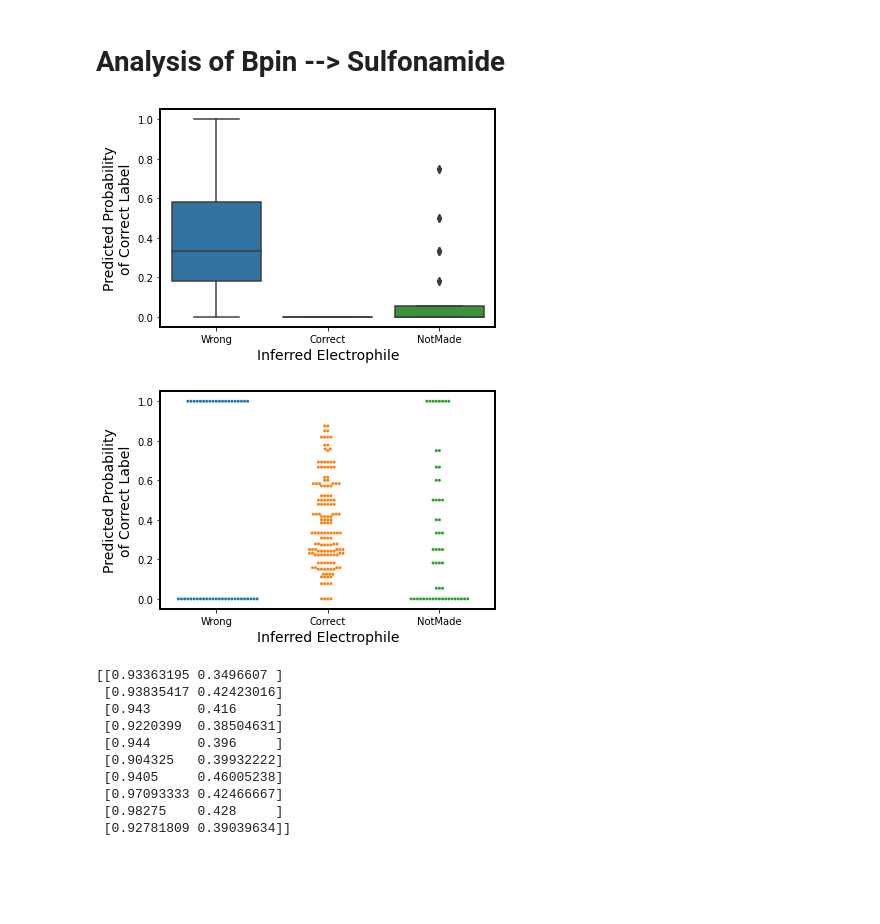
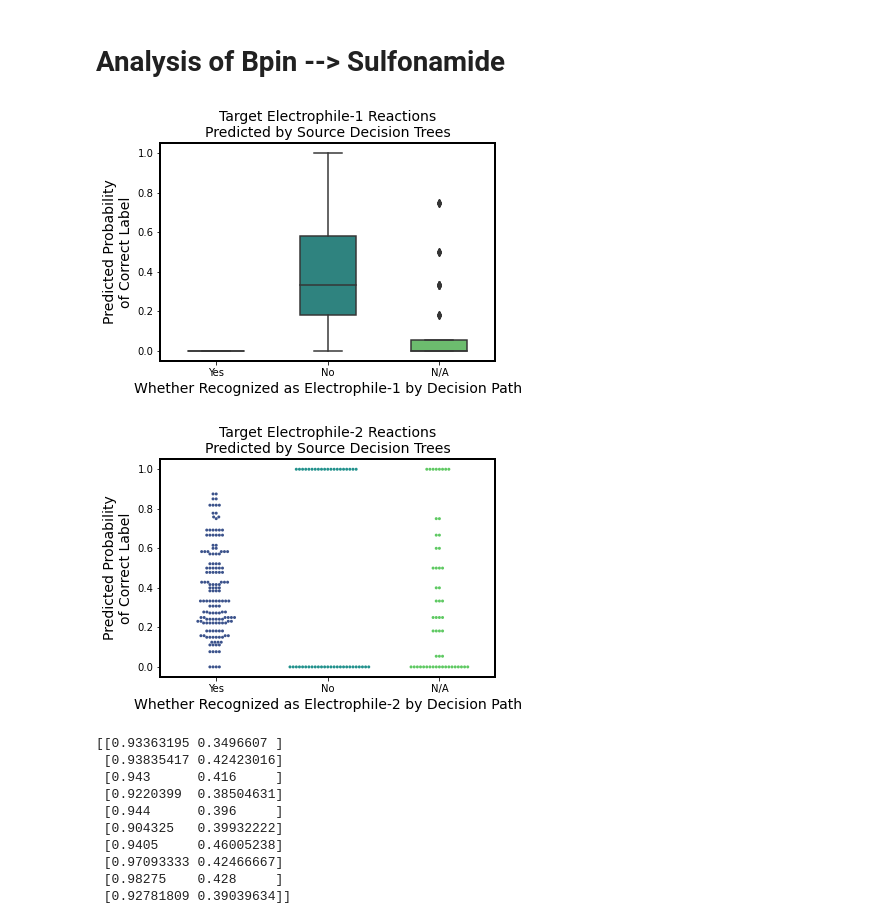
Before and after one commit to ZimmermanGroup/ActiveTransfer, a Jupyter notebook: transfer_between_common_rxn_conditions.ipynb, the cells around one changed output. Cells and saved outputs as stored; diff of their text form; code cells hidden in the pictures; blank space fills up the shorter version.

Commit message:
Mostly figure edits

```diff
--- a/transfer_between_common_rxn_conditions.ipynb
+++ b/transfer_between_common_rxn_conditions.ipynb
@@ -424,37 +424,39 @@ for j, clf in enumerate(rep_bpin_model.estimators_):
 # %%
 proba_from_wrong_elec = elec_inference_and_pred_proba[:40,:,0][elec_inference_and_pred_proba[:40,:,1]==-1]
 proba_from_correct_elec = elec_inference_and_pred_proba[:40,:,0][elec_inference_and_pred_proba[:40,:,1]==1]
 proba_from_neutral_elec = elec_inference_and_pred_proba[:40,:,0][elec_inference_and_pred_proba[:40,:,1]==0]
 elec1_sulfon_rxn_dict_to_plot = {
-    "Proba":np.concatenate((proba_from_wrong_elec, proba_from_correct_elec, proba_from_neutral_elec)),
-    "Elec Inferrence":["Wrong"]*len(proba_from_wrong_elec)+["Correct"]*len(proba_from_correct_elec)+["NotMade"]*len(proba_from_neutral_elec)
+    "Proba":np.concatenate((proba_from_correct_elec, proba_from_wrong_elec, proba_from_neutral_elec)),
+    "Elec Inferrence":["Yes"]*len(proba_from_correct_elec)+["No"]*len(proba_from_wrong_elec)+["N/A"]*len(proba_from_neutral_elec)
 }
 
 fig, ax = plt.subplots()
-sns.boxplot(x="Elec Inferrence", y="Proba", data=elec1_sulfon_rxn_dict_to_plot)
-ax.set_xlabel("Inferred Electrophile", fontsize=14)
+sns.boxplot(x="Elec Inferrence", y="Proba", data=elec1_sulfon_rxn_dict_to_plot, width=0.5, palette="viridis")
+ax.set_xlabel("Whether Recognized as Electrophile-1 by Decision Path", fontsize=14)
 ax.set_ylabel("Predicted Probability\nof Correct Label", fontsize=14)
+ax.set_title("Target Electrophile-1 Reactions\nPredicted by Source Decision Trees", fontsize=14)
 for axis in ['top', 'bottom', 'left', 'right']:
 	ax.spines[axis].set_linewidth(2)
 # %% [output]
-[figure, old version]
+[figure, new version]
 # %%
 proba_from_wrong_elec = elec_inference_and_pred_proba[40:,:,0][elec_inference_and_pred_proba[40:,:,1]==-1]
 proba_from_correct_elec = elec_inference_and_pred_proba[40:,:,0][elec_inference_and_pred_proba[40:,:,1]==1]
 proba_from_neutral_elec = elec_inference_and_pred_proba[40:,:,0][elec_inference_and_pred_proba[40:,:,1]==0]
 elec1_sulfon_rxn_dict_to_plot = {
-    "Proba":np.concatenate((proba_from_wrong_elec, proba_from_correct_elec, proba_from_neutral_elec)),
-    "Elec Inferrence":["Wrong"]*len(proba_from_wrong_elec)+["Correct"]*len(proba_from_correct_elec)+["NotMade"]*len(proba_from_neutral_elec)
+    "Proba":np.concatenate((proba_from_correct_elec, proba_from_wrong_elec, proba_from_neutral_elec)),
+    "Elec Inferrence":["Yes"]*len(proba_from_correct_elec)+["No"]*len(proba_from_wrong_elec)+["N/A"]*len(proba_from_neutral_elec)
 }
 
 fig, ax = plt.subplots()
-sns.swarmplot(x="Elec Inferrence", y="Proba", data=elec1_sulfon_rxn_dict_to_plot, size=3)
-ax.set_xlabel("Inferred Electrophile", fontsize=14)
+sns.swarmplot(x="Elec Inferrence", y="Proba", data=elec1_sulfon_rxn_dict_to_plot, size=3, palette="viridis")
+ax.set_xlabel("Whether Recognized as Electrophile-2 by Decision Path", fontsize=14)
 ax.set_ylabel("Predicted Probability\nof Correct Label", fontsize=14)
+ax.set_title("Target Electrophile-2 Reactions\nPredicted by Source Decision Trees", fontsize=14)
 for axis in ['top', 'bottom', 'left', 'right']:
 	ax.spines[axis].set_linewidth(2)
 # %% [output]
-[figure, old version]
+[figure, new version]
 # %%
 proba_by_elec_across_models = np.zeros((10,2))
 elec2_proba_source_Bpin = np.zeros((10,10))
```
Also changed, not shown: parts of 1 cell of this notebook, 3 other files.
